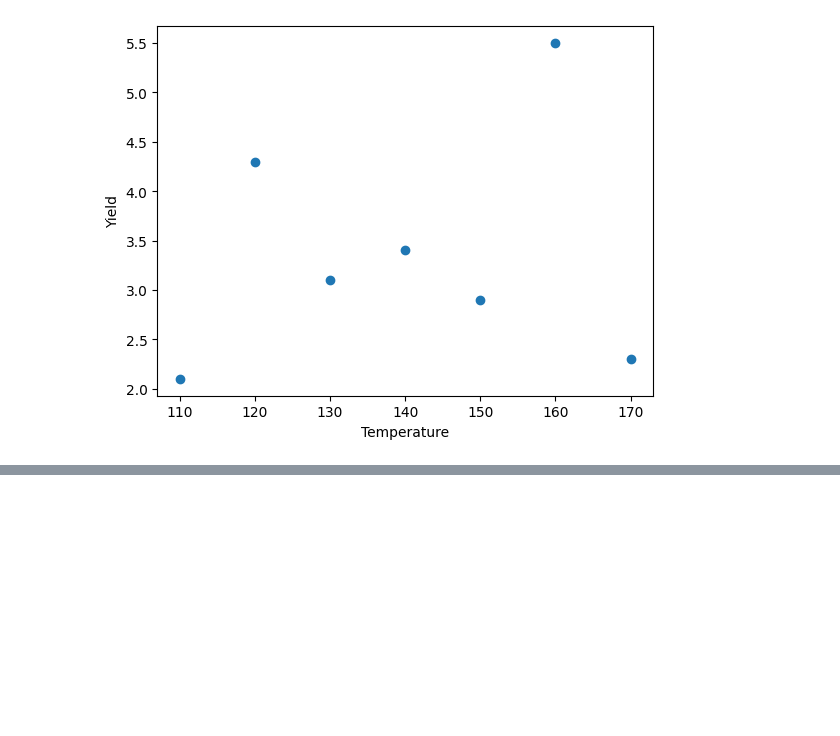
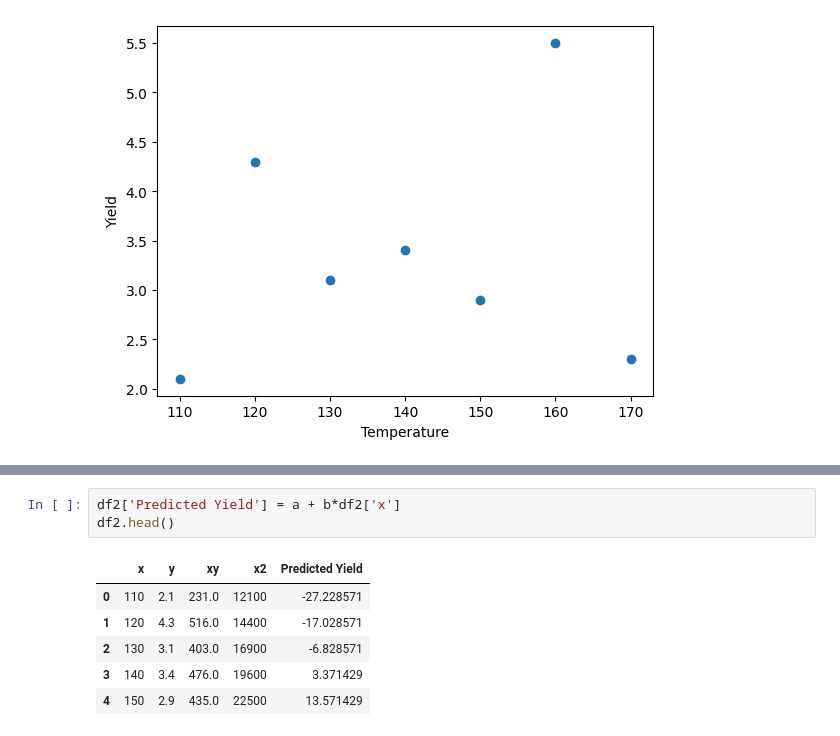
Before and after one commit to Storm00212/Data-manipulation-using-python, a Jupyter notebook: Regression.ipynb, the cells around one changed output, grey strips where cells are left out. Cells and saved outputs as stored; diff of their text form; blank space fills up the shorter version.

```diff
--- a/Regression.ipynb
+++ b/Regression.ipynb
@@ -25,0 +56,10 @@ Text(0, 0.5, 'Yield')
+# %%
+df2['Predicted Yield'] = a + b*df2['x']
+df2.head()
+# %% [output]
+|  | x | y | xy | x2 | Predicted Yield |
+| 0 | 110 | 2.1 | 231.0 | 12100 | -27.228571 |
+| 1 | 120 | 4.3 | 516.0 | 14400 | -17.028571 |
+| 2 | 130 | 3.1 | 403.0 | 16900 | -6.828571 |
+| 3 | 140 | 3.4 | 476.0 | 19600 | 3.371429 |
+| 4 | 150 | 2.9 | 435.0 | 22500 | 13.571429 |
```
Also changed, not shown: parts of 3 cells of this notebook.
